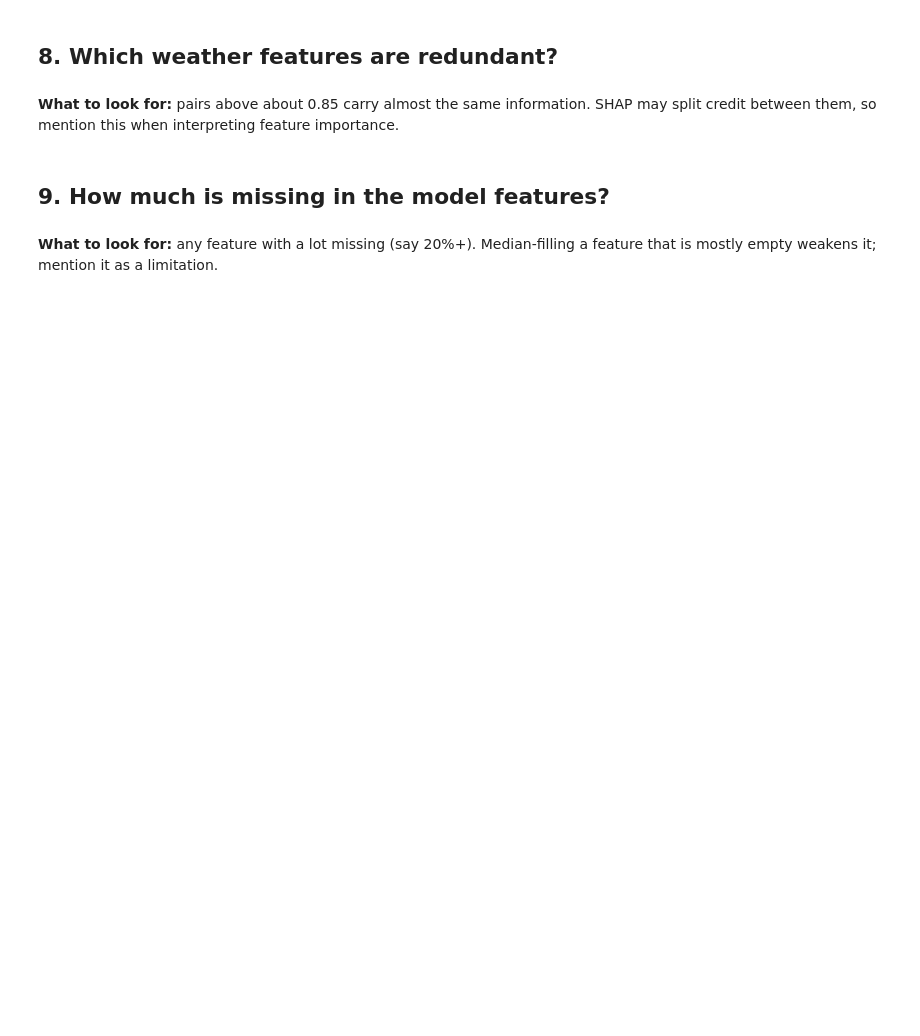
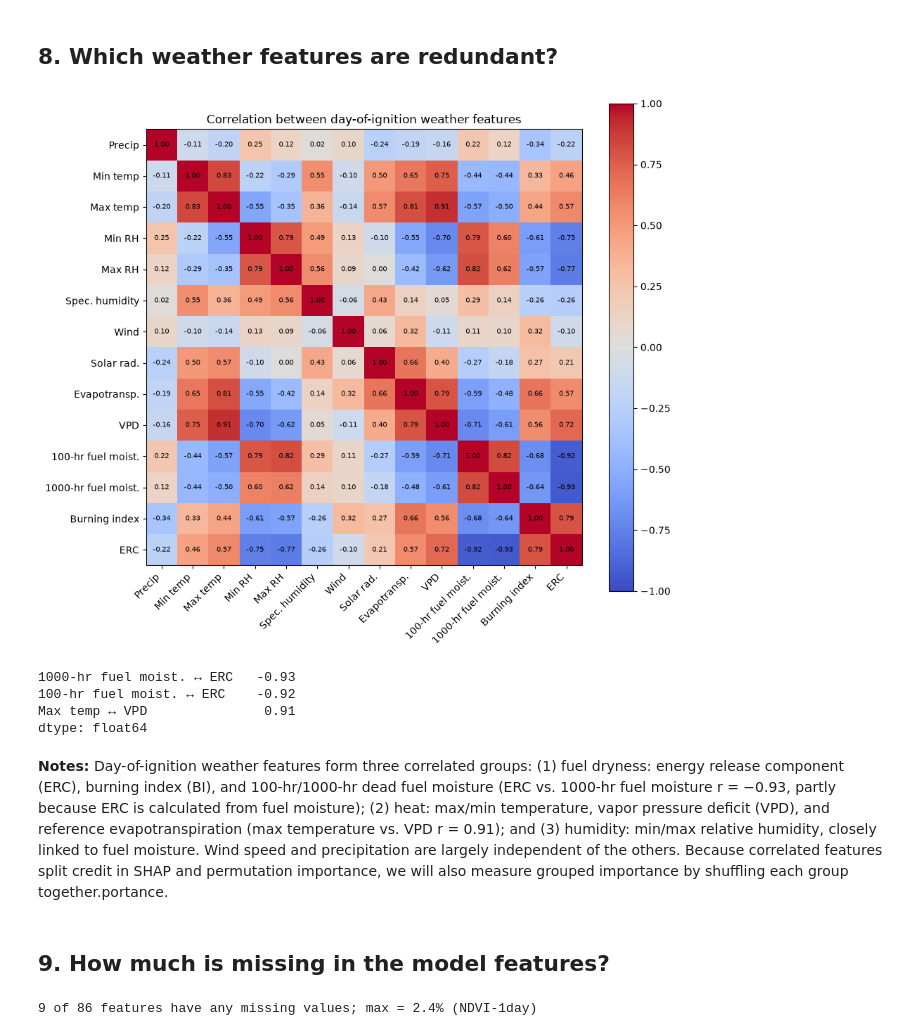
Before and after one commit to zoetankersley/Wildfire_Prediction_ANN, a Jupyter notebook: notebooks/eda.ipynb, the cells around one changed output. Saved outputs shown, nothing was run; the diff lists cells and outputs as text; code cells hidden in the pictures; blank space fills up the shorter version.

```diff
--- a/notebooks/eda.ipynb
+++ b/notebooks/eda.ipynb
@@ -145,22 +219,38 @@ if "Aspect_cos" in df.columns:
 # %%
 wx = [c for c in ["pr", "tmmn", "tmmx", "rmin", "rmax", "sph", "vs", "srad", "etr", "vpd", "fm100", "fm1000", "bi", "erc"] if c in df.columns]
 corr = df[wx].corr()
 
-fig, ax = plt.subplots(figsize=(9, 8))
+short = {
+    "pr": "Precip", "tmmn": "Min temp", "tmmx": "Max temp", "rmin": "Min RH", "rmax": "Max RH",
+    "sph": "Spec. humidity", "vs": "Wind", "srad": "Solar rad.", "etr": "Evapotransp.",
+    "vpd": "VPD", "fm100": "100-hr fuel moist.", "fm1000": "1000-hr fuel moist.",
+    "bi": "Burning index", "erc": "ERC",
+}
+labels = [short.get(c, c) for c in wx]
+
+fig, ax = plt.subplots(figsize=(10, 9))
 im = ax.imshow(corr, cmap="coolwarm", vmin=-1, vmax=1)
-ax.set_xticks(range(len(wx)), wx, rotation=45)
-ax.set_yticks(range(len(wx)), wx)
+ax.set_xticks(range(len(wx)), labels, rotation=45, ha="right")
+ax.set_yticks(range(len(wx)), labels)
 for i in range(len(wx)):
     for j in range(len(wx)):
         ax.text(j, i, f"{corr.iloc[i, j]:.2f}", ha="center", va="center", fontsize=7)
 plt.colorbar(im)
 ax.set_title("Correlation between day-of-ignition weather features")
 save("08_weather_correlation"); plt.show()
 
 # Pairs that carry nearly the same information
 pairs = corr.where(np.triu(np.ones(corr.shape, dtype=bool), k=1)).stack()
-pairs[pairs.abs() > 0.85].sort_values(ascending=False)
+strong = pairs[pairs.abs() > 0.85].sort_values(key=abs, ascending=False)
+strong.index = [f"{short[a]} ↔ {short[b]}" for a, b in strong.index]
+strong.round(2)
+# %% [output]
+[figure, added]
+1000-hr fuel moist. ↔ ERC   -0.93
+100-hr fuel moist. ↔ ERC    -0.92
+Max temp ↔ VPD               0.91
+dtype: float64
 # %% [markdown]
-**What to look for:** pairs above about 0.85 carry almost the same information. SHAP may split credit between them, so mention this when interpreting feature importance.
+**Notes:** Day-of-ignition weather features form three correlated groups: (1) fuel dryness: energy release component (ERC), burning index (BI), and 100-hr/1000-hr dead fuel moisture (ERC vs. 1000-hr fuel moisture r = −0.93, partly because ERC is calculated from fuel moisture); (2) heat: max/min temperature, vapor pressure deficit (VPD), and reference evapotranspiration (max temperature vs. VPD r = 0.91); and (3) humidity: min/max relative humidity, closely linked to fuel moisture. Wind speed and precipitation are largely independent of the others. Because correlated features split credit in SHAP and permutation importance, we will also measure grouped importance by shuffling each group together.portance.
 # %% [markdown]
 ## 9. How much is missing in the model features?
@@ -176,3 +257,6 @@ miss.round(3)
-# %% [markdown]
-**What to look for:** any feature with a lot missing (say 20%+). Median-filling a feature that is mostly empty weakens it; mention it as a limitation.
+# %%
+miss = df[sets["model3_all"]].isna().mean()
+print(f"{(miss > 0).sum()} of {len(miss)} features have any missing values; max = {miss.max():.1%} ({miss.idxmax()})")
+# %% [output]
+9 of 86 features have any missing values; max = 2.4% (NDVI-1day)
 # %% [markdown]
```
Also changed, not shown: parts of 19 cells of this notebook, 12 other files.
